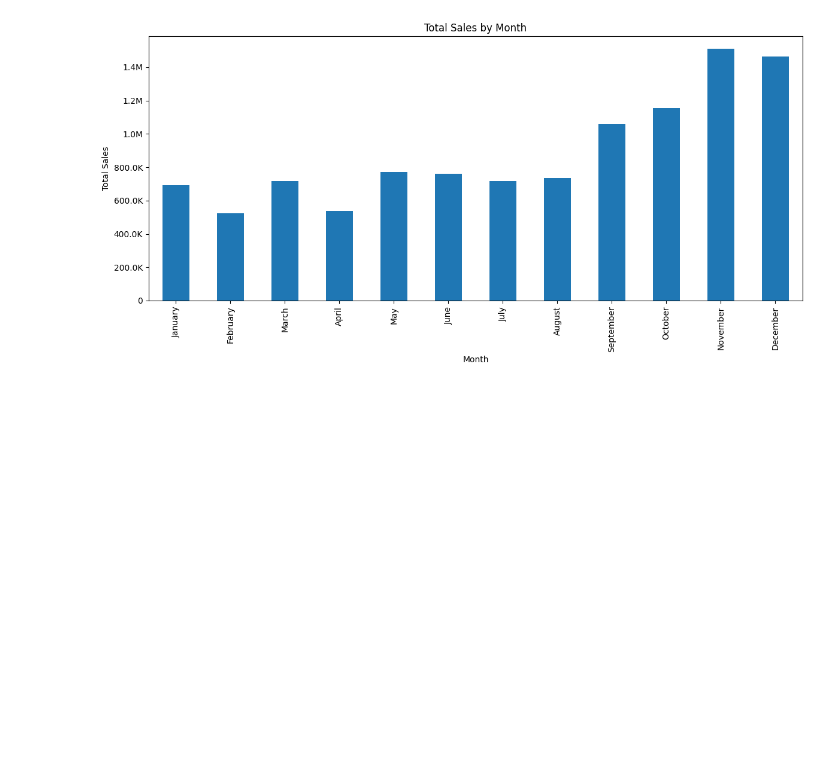
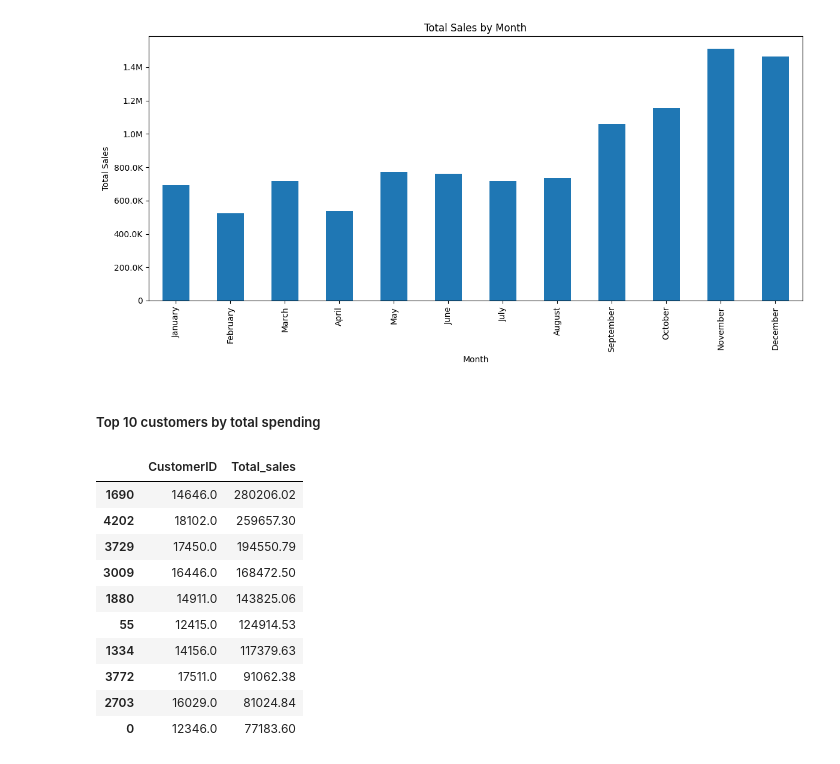
Before and after one commit to natnaelaster/Daily-exercise, a Jupyter notebook: day_1_sales_analysis/ecommerce_sales_dashboard.ipynb, the cells around one changed output. Cells and saved outputs as stored; diff of their text form; code cells hidden in the pictures; blank space fills up the shorter version.

```diff
--- a/day_1_sales_analysis/ecommerce_sales_dashboard.ipynb
+++ b/day_1_sales_analysis/ecommerce_sales_dashboard.ipynb
@@ -207,3 +207,20 @@ print(f"{avg_order_over_time:.3f} is avg order over the entire period.")
 # %%
 # %% [output]
 [figure]
+# %% [markdown]
+##### Top 10 customers by total spending
+# %%
+top_10_customers = sales_df.groupby('CustomerID')['Total_sales'].sum()
+top_10_customers.reset_index().nlargest(10, 'Total_sales')
+# %% [output]
+|  | CustomerID | Total_sales |
+| 1690 | 14646.0 | 280206.02 |
+| 4202 | 18102.0 | 259657.30 |
+| 3729 | 17450.0 | 194550.79 |
+| 3009 | 16446.0 | 168472.50 |
+| 1880 | 14911.0 | 143825.06 |
+| 55 | 12415.0 | 124914.53 |
+| 1334 | 14156.0 | 117379.63 |
+| 3772 | 17511.0 | 91062.38 |
+| 2703 | 16029.0 | 81024.84 |
+| 0 | 12346.0 | 77183.60 |
```
Also changed, not shown: parts of 1 cell of this notebook, 1 other file.
